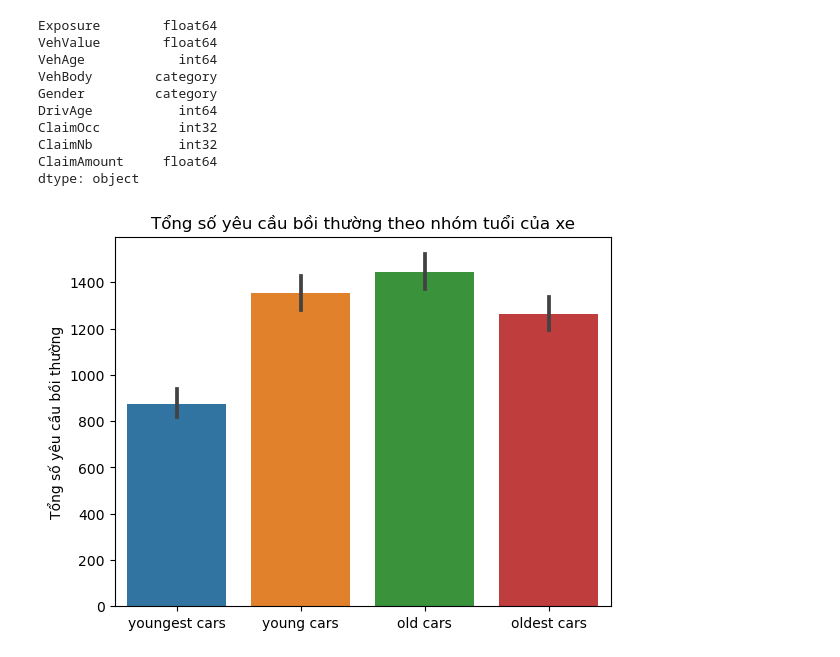
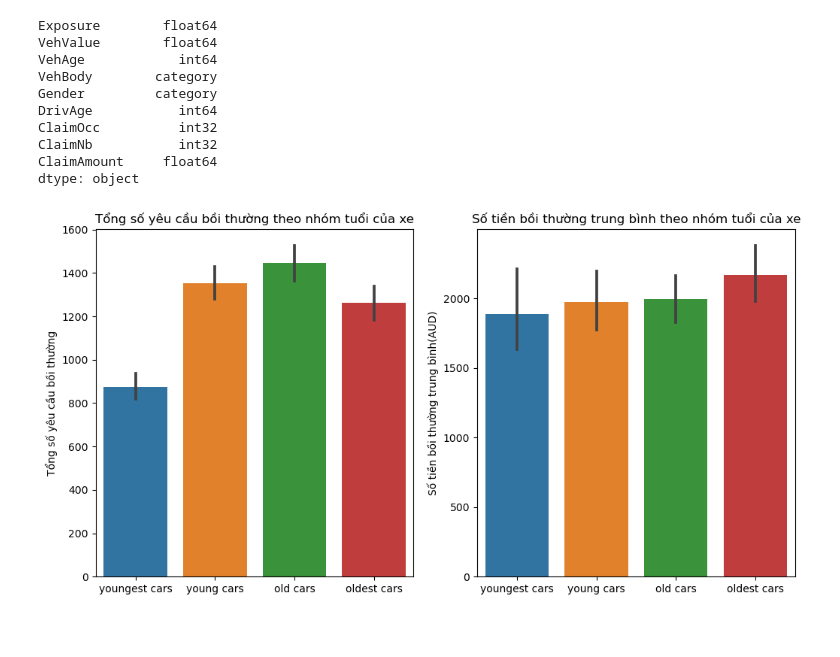
Before and after one commit to deniahc566/ausprivauto0405_analysis, a Jupyter notebook: ausprivauto0405_analysis.ipynb, the cells around one changed output. Saved outputs shown, nothing was run; the diff lists cells and outputs as text; code cells hidden in the pictures; blank space fills up the shorter version.

Commit message:
added general plots, improved code intergity

```diff
--- a/ausprivauto0405_analysis.ipynb
+++ b/ausprivauto0405_analysis.ipynb
@@ -183,16 +166,27 @@ ClaimNb           int32
 ClaimAmount     float64
 dtype: object
 # %%
+fig, axes =plt.subplots(1,2, figsize=(12,6))
 #Vẽ biểu đồ thể hiện tổng số yêu cầu bồi thường theo nhóm tuổi của xe
 VehAge_ClaimNb_plt = sns.barplot(data=ausprivauto0405_data,
                                  x='VehAge',
                                  y='ClaimNb',
                                  estimator=sum,
                                  order=['youngest cars', 'young cars', 'old cars', 'oldest cars']
-)
+                                , ax=axes[0])
 VehAge_ClaimNb_plt.set(title='Tổng số yêu cầu bồi thường theo nhóm tuổi của xe',
                       ylabel='Tổng số yêu cầu bồi thường',
                       xlabel='')
 VehAge_ClaimNb_plt.ticklabel_format(style='plain', axis='y')
+#Vẽ biểu đồ thể hiện số tiền bồi thường trung bình theo nhóm tuổi của xe
+VehAge_ClaimAmount_plt = sns.barplot(data=ausprivauto0405_data_claimocced,
+                                     x='VehAge',
+                                     y='ClaimAmount',
+                                     order=['youngest cars', 'young cars', 'old cars', 'oldest cars']
+                                    , ax=axes[1])
+VehAge_ClaimAmount_plt.set(title='Số tiền bồi thường trung bình theo nhóm tuổi của xe',
+        ylabel='Số tiền bồi thường trung bình(AUD)',
+        xlabel='')
+VehAge_ClaimAmount_plt.ticklabel_format(style='plain', axis='y')
 # %% [output]
-[figure, old version]
+[figure, new version]
```
Also changed, not shown: parts of 10 cells of this notebook.
